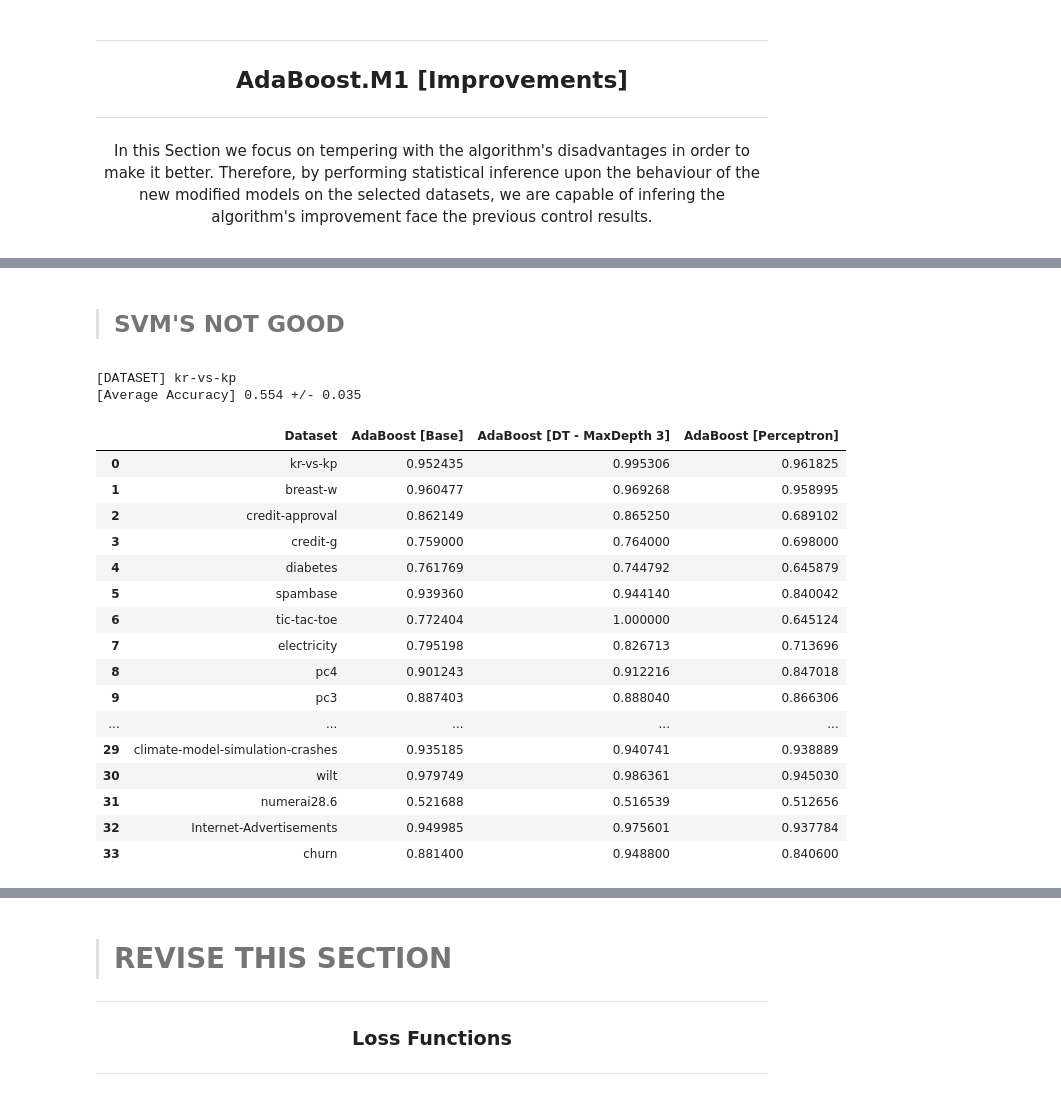
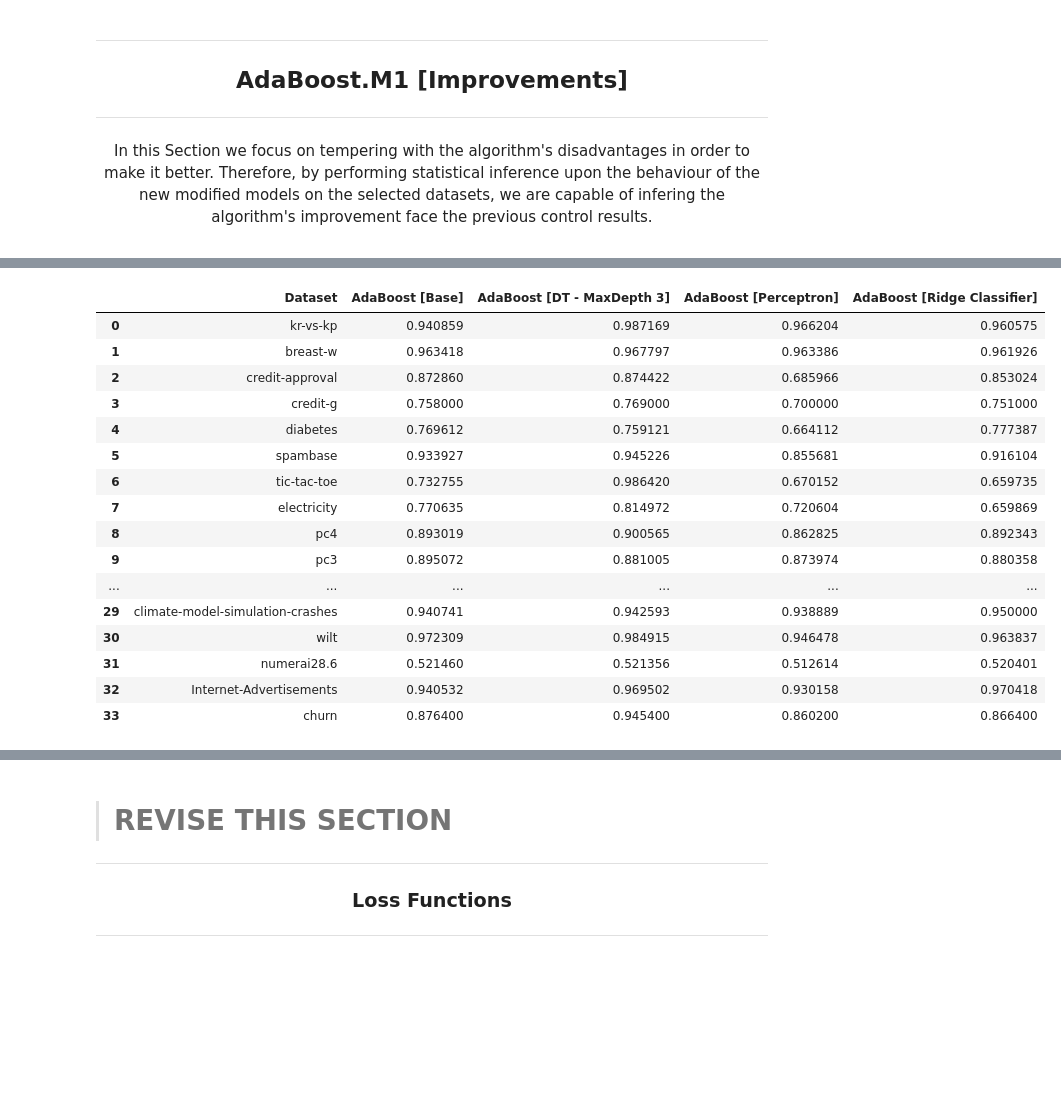
Before and after one commit to EstevesX10/ML1-AdaBoost-Analysis-Optimization, a Jupyter notebook: AdaBoost/AdaBoost.ipynb, the cells around one changed output, grey strips where cells are left out. Saved outputs shown, nothing was run; the diff lists cells and outputs as text; code cells hidden in the pictures; blank space fills up the shorter version.

```diff
--- a/AdaBoost/AdaBoost.ipynb
+++ b/AdaBoost/AdaBoost.ipynb
@@ -337,37 +348,30 @@ Firstly we started by assessing how the choice of Weak Learners could impact the
-# %% [markdown]
-> ## SVM'S NOT GOOD
-# %%
-Evaluate_Model(3, AdaBoostSVM())
-# %% [output]
-[DATASET] kr-vs-kp
-[Average Accuracy] 0.554 +/- 0.035
 # %%
 try:
     Weak_Learner_Modifications_Results = pd.read_csv('./Experimental Results/AdaBoost_Weak_Learner_Modifications_Results.csv')
 except:
-    models = [AdaBoost(), AdaBoostTunedDT({'max_depth':3}), AdaBoostPerceptron()]
-    Weak_Learner_Modifications_Results = Evaluate_Models(my_tasks, models, ['Dataset','AdaBoost [Base]', 'AdaBoost [DT - MaxDepth 3]', 'AdaBoost [Perceptron]'])
+    models = [AdaBoost(), AdaBoostTunedDT({'max_depth':3}), AdaBoostPerceptron(), AdaBoostRidgeClassifier()]
+    Weak_Learner_Modifications_Results = Evaluate_Models(my_tasks, models, ['Dataset','AdaBoost [Base]', 'AdaBoost [DT - MaxDepth 3]', 'AdaBoost [Perceptron]', 'AdaBoost [Ridge Classifier]'])
     Weak_Learner_Modifications_Results.to_csv('./Experimental Results/AdaBoost_Weak_Learner_Modifications_Results.csv', index=False)
 
 Weak_Learner_Modifications_Results
 # %% [output]
-|  | Dataset | AdaBoost [Base] | AdaBoost [DT - MaxDepth 3] | AdaBoost [Perceptron] |
-| 0 | kr-vs-kp | 0.952435 | 0.995306 | 0.961825 |
-| 1 | breast-w | 0.960477 | 0.969268 | 0.958995 |
-| 2 | credit-approval | 0.862149 | 0.865250 | 0.689102 |
-| 3 | credit-g | 0.759000 | 0.764000 | 0.698000 |
-| 4 | diabetes | 0.761769 | 0.744792 | 0.645879 |
-| 5 | spambase | 0.939360 | 0.944140 | 0.840042 |
-| 6 | tic-tac-toe | 0.772404 | 1.000000 | 0.645124 |
-| 7 | electricity | 0.795198 | 0.826713 | 0.713696 |
-| 8 | pc4 | 0.901243 | 0.912216 | 0.847018 |
-| 9 | pc3 | 0.887403 | 0.888040 | 0.866306 |
-| ... | ... | ... | ... | ... |
-| 29 | climate-model-simulation-crashes | 0.935185 | 0.940741 | 0.938889 |
-| 30 | wilt | 0.979749 | 0.986361 | 0.945030 |
-| 31 | numerai28.6 | 0.521688 | 0.516539 | 0.512656 |
-| 32 | Internet-Advertisements | 0.949985 | 0.975601 | 0.937784 |
-| 33 | churn | 0.881400 | 0.948800 | 0.840600 |
+|  | Dataset | AdaBoost [Base] | AdaBoost [DT - MaxDepth 3] | AdaBoost [Perceptron] | AdaBoost [Ridge Classifier] |
+| 0 | kr-vs-kp | 0.940859 | 0.987169 | 0.966204 | 0.960575 |
+| 1 | breast-w | 0.963418 | 0.967797 | 0.963386 | 0.961926 |
+| 2 | credit-approval | 0.872860 | 0.874422 | 0.685966 | 0.853024 |
+| 3 | credit-g | 0.758000 | 0.769000 | 0.700000 | 0.751000 |
+| 4 | diabetes | 0.769612 | 0.759121 | 0.664112 | 0.777387 |
+| 5 | spambase | 0.933927 | 0.945226 | 0.855681 | 0.916104 |
+| 6 | tic-tac-toe | 0.732755 | 0.986420 | 0.670152 | 0.659735 |
+| 7 | electricity | 0.770635 | 0.814972 | 0.720604 | 0.659869 |
+| 8 | pc4 | 0.893019 | 0.900565 | 0.862825 | 0.892343 |
+| 9 | pc3 | 0.895072 | 0.881005 | 0.873974 | 0.880358 |
+| ... | ... | ... | ... | ... | ... |
+| 29 | climate-model-simulation-crashes | 0.940741 | 0.942593 | 0.938889 | 0.950000 |
+| 30 | wilt | 0.972309 | 0.984915 | 0.946478 | 0.963837 |
+| 31 | numerai28.6 | 0.521460 | 0.521356 | 0.512614 | 0.520401 |
+| 32 | Internet-Advertisements | 0.940532 | 0.969502 | 0.930158 | 0.970418 |
+| 33 | churn | 0.876400 | 0.945400 | 0.860200 | 0.866400 |
 # %%
 base_accuracies = Weak_Learner_Modifications_Results['AdaBoost [Base]'].to_numpy()
 dt_accuracies = Weak_Learner_Modifications_Results['AdaBoost [DT - MaxDepth 3]'].to_numpy()
```
Also changed, not shown: parts of 11 cells of this notebook.
